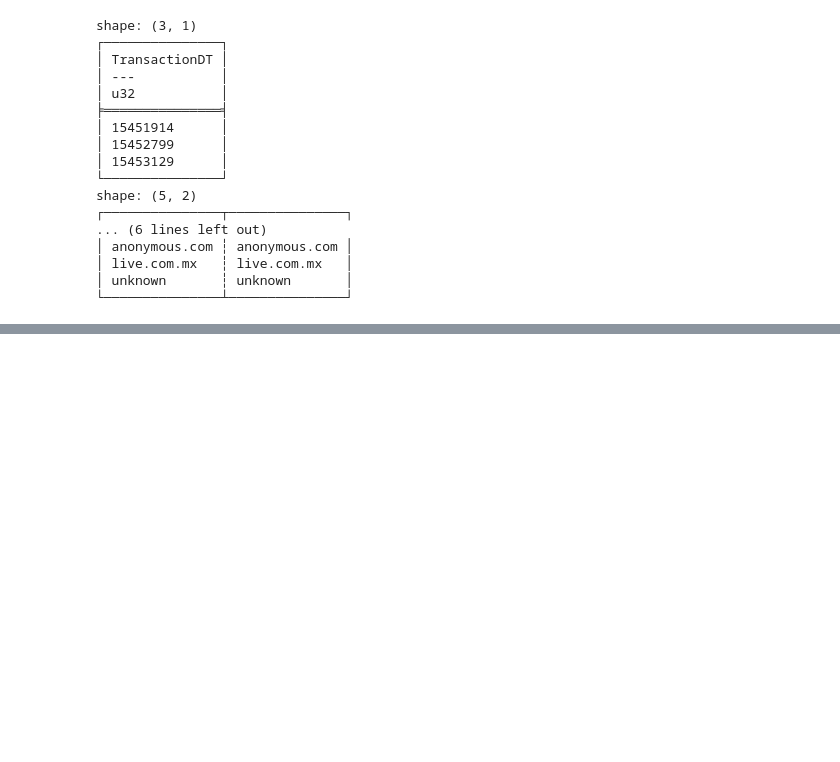
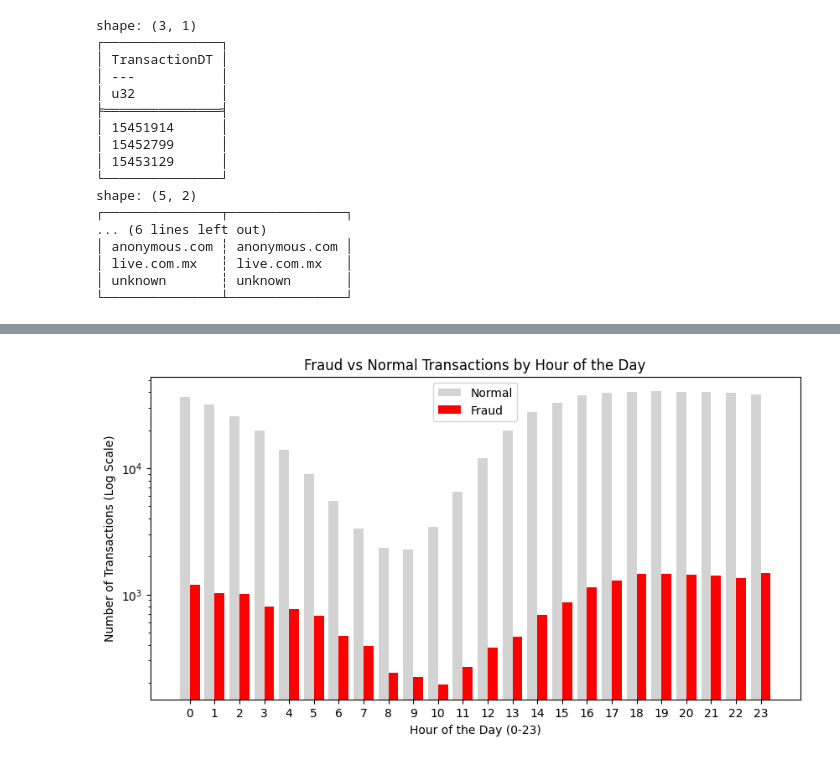
Before and after one commit to MerouaneELH/Fraud-Detection-MLops-project, a Jupyter notebook: NoteBooks/Data_Processing.ipynb, the cells around one changed output, grey strips where cells are left out. Saved outputs shown, nothing was run; the diff lists cells and outputs as text; code cells hidden in the pictures; blank space fills up the shorter version.

```diff
--- a/NoteBooks/Data_Processing.ipynb
+++ b/NoteBooks/Data_Processing.ipynb
@@ -344,0 +329,22 @@ shape: (100, 16)
+# %%
+stats = df_train.group_by("hour_of_the_day").agg(
+    pl.col("isFraud").eq(0).sum().alias('normal'),
+    pl.col("isFraud").eq(1).sum().alias('fraud')
+).sort('hour_of_the_day')
+
+x = stats["hour_of_the_day"].to_numpy()
+normal_counts = stats["normal"].to_numpy()
+fraud_counts = stats["fraud"].to_numpy()
+
+plt.figure(figsize=(10, 5))
+plt.bar(x - 0.2, normal_counts, width=0.4, label="Normal", color="lightgrey", log=True)
+plt.bar(x + 0.2, fraud_counts, width=0.4, label="Fraud", color="red", log=True)
+
+plt.xticks(x) # Shows 0 through 23 on the X-axis
+plt.title("Fraud vs Normal Transactions by Hour of the Day")
+plt.xlabel("Hour of the Day (0-23)")
+plt.ylabel("Number of Transactions (Log Scale)")
+plt.legend()
+plt.show()
+# %% [output]
+[figure, added]
```
Also changed, not shown: parts of 18 cells of this notebook, 15 other files.
